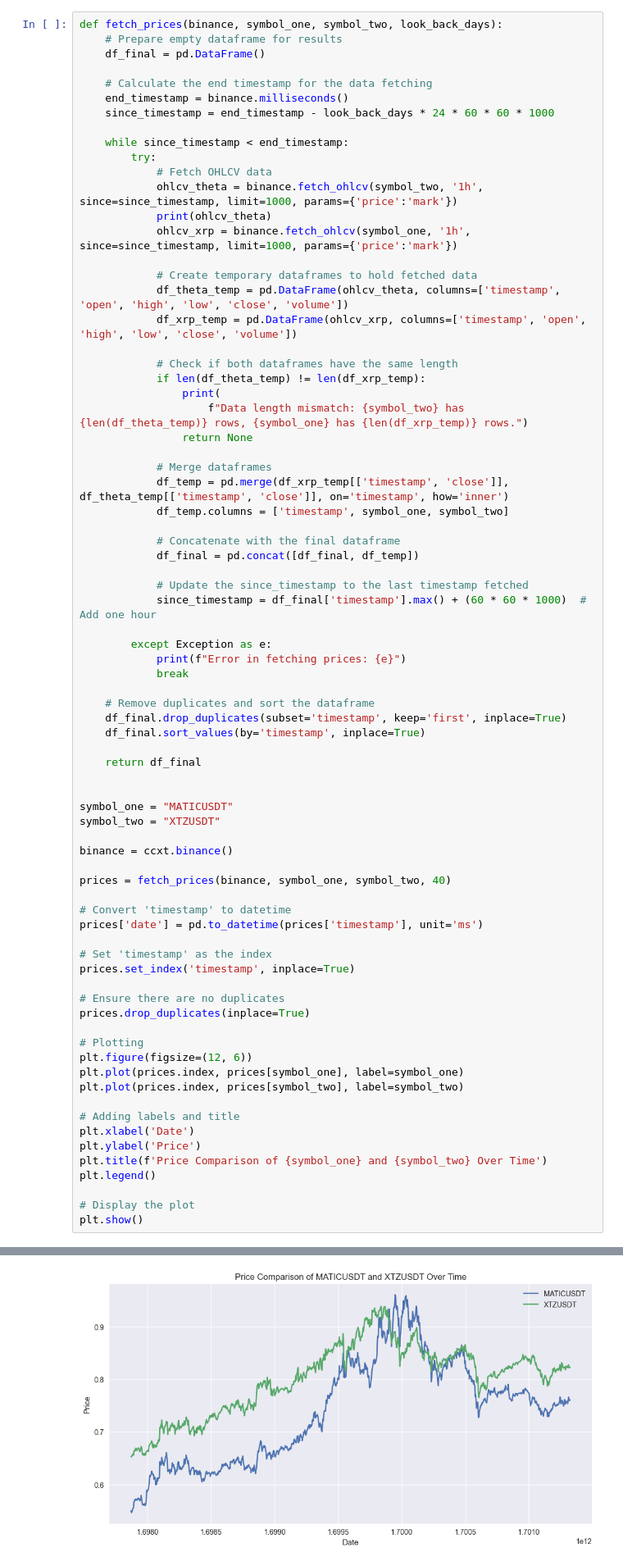
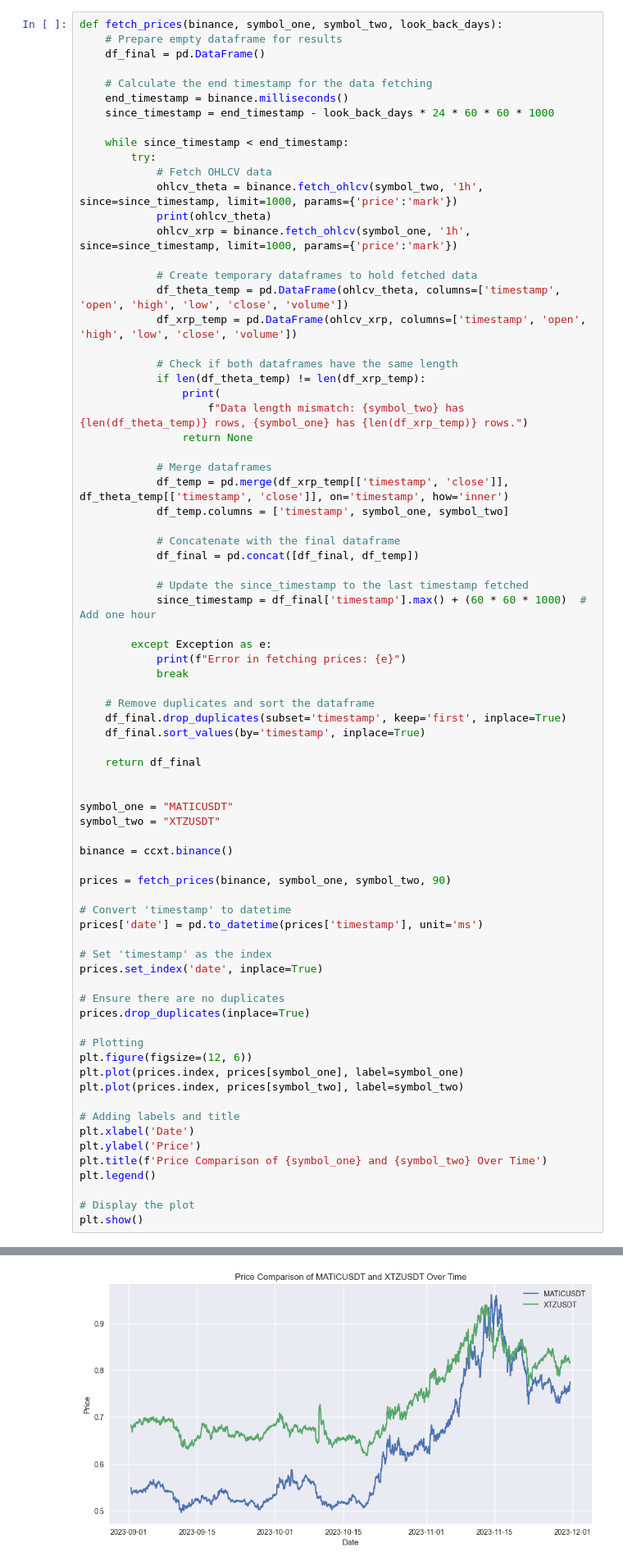
Before and after one commit to atlas-finance-io/atlas_trade, a Jupyter notebook: src/strategies/statistical_arbitrage_crypto/backtest_static_hedge.ipynb, the cells around one changed output, grey strips where cells are left out. Shown at 82% size. Cells and saved outputs as stored; diff of their text form.

```diff
--- a/src/strategies/statistical_arbitrage_crypto/backtest_static_hedge.ipynb
+++ b/src/strategies/statistical_arbitrage_crypto/backtest_static_hedge.ipynb
@@ -69,13 +69,13 @@ symbol_two = "XTZUSDT"
 
 binance = ccxt.binance()
 
-prices = fetch_prices(binance, symbol_one, symbol_two, 40)
+prices = fetch_prices(binance, symbol_one, symbol_two, 90)
 
 # Convert 'timestamp' to datetime
 prices['date'] = pd.to_datetime(prices['timestamp'], unit='ms')
 
 # Set 'timestamp' as the index
-prices.set_index('timestamp', inplace=True)
+prices.set_index('date', inplace=True)
 
 # Ensure there are no duplicates
 prices.drop_duplicates(inplace=True)
@@ -98,4 +100,4 @@ plt.show()
-[figure, old version]
+[figure, new version]
 # %% [markdown]
 # Cointegration Check
 # %%
```
Also changed, not shown: parts of 6 cells of this notebook, 1 other file.
